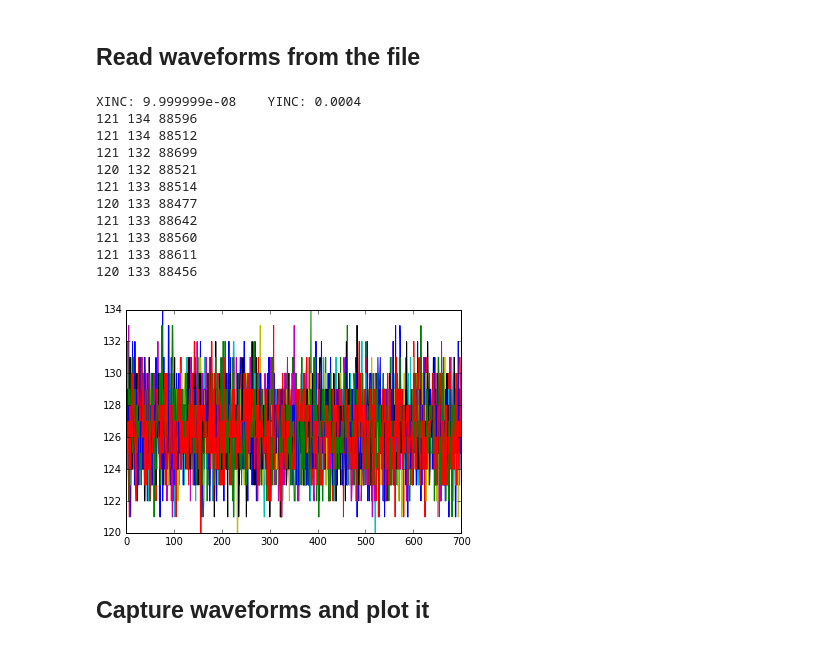
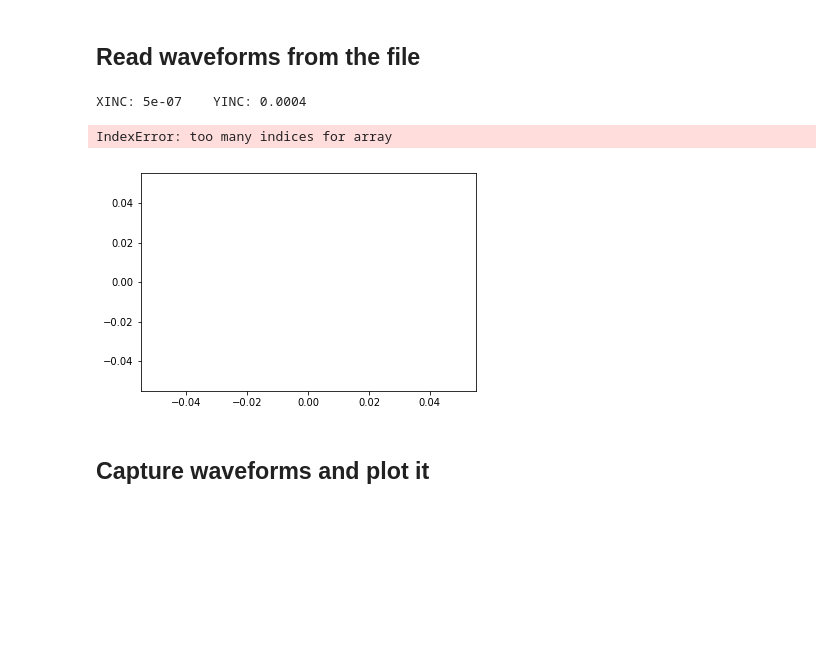
Before and after one commit to ODZ-UJF-AV-CR/osciloskop, a Jupyter notebook: CERN.ipynb, the cells around one changed output. Saved outputs shown, nothing was run; the diff lists cells and outputs as text; code cells hidden in the pictures; blank space fills up the shorter version.

```diff
--- a/CERN.ipynb
+++ b/CERN.ipynb
@@ -171,5 +186,6 @@ while True:
             hf.create_dataset(str(n), data=wave)
     filename = filename + 1
     osc.write(':FUNC:WREC:OPER REC') # start recording
-    time.sleep(1800) # delay for capturing
+    #time.sleep(1800) # delay for capturing
+    input("Press Enter to continue...")
 # %% [output]
@@ -228,37 +241,28 @@ YINC: 0.0004
 # %%
 %matplotlib inline
 
-with h5py.File('data.h5','r') as hf:
+with h5py.File('data1.h5','r') as hf:
     #print('List of arrays in this file: \n', hf.keys())
     print 'XINC:', np.array(hf.get('XINC')), '   YINC:', np.array(hf.get('YINC'))
     for n in range(10):
         data = hf.get(str(n))
         np_data = np.array(data)
         plt.plot(np_data)
         #print np_data
         maximum = 0
         minimum = 255
         suma = 0
         for i in range(700):
             if np_data[i] > maximum:
                 maximum = np_data[i]
             if np_data[i] < minimum:
                 minimum = np_data[i]
             suma = suma + np_data[i]
         print minimum, maximum, suma
 # %% [output]
-XINC: 9.999999e-08    YINC: 0.0004
-121 134 88596
-121 134 88512
-121 132 88699
-120 132 88521
-121 133 88514
-120 133 88477
-121 133 88642
-121 133 88560
-121 133 88611
-120 133 88456
+XINC: 5e-07    YINC: 0.0004
+IndexError: too many indices for array
-[figure, old version]
+[figure, new version]
 # %% [markdown]
 ## Capture waveforms and plot it
 # %%
```
Also changed, not shown: parts of 7 cells of this notebook, 2 other files.
